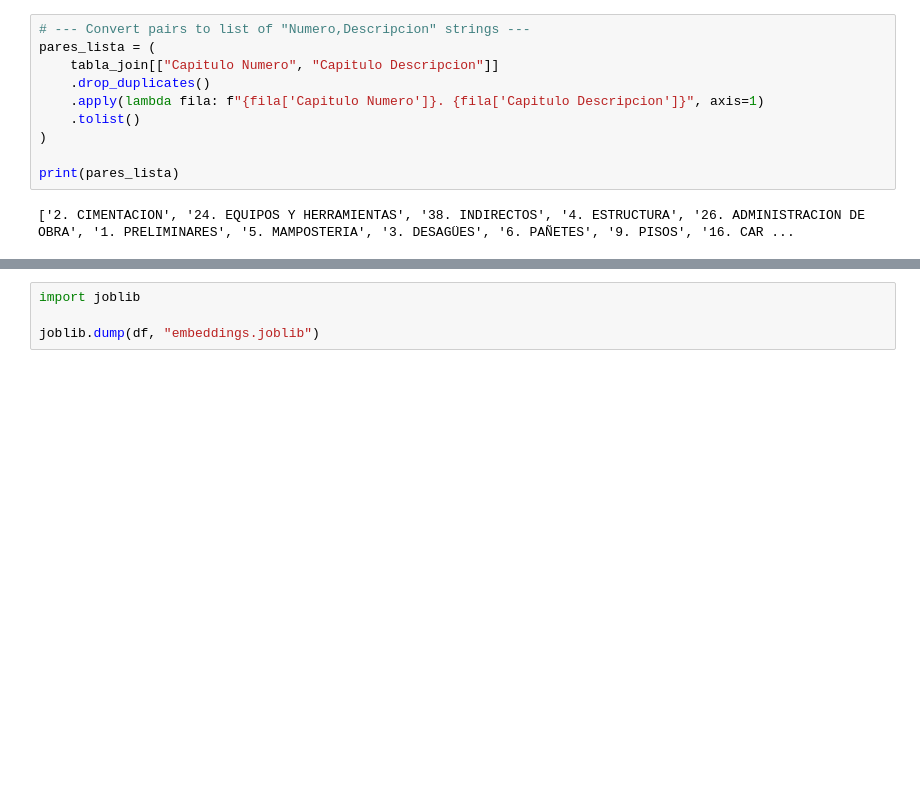
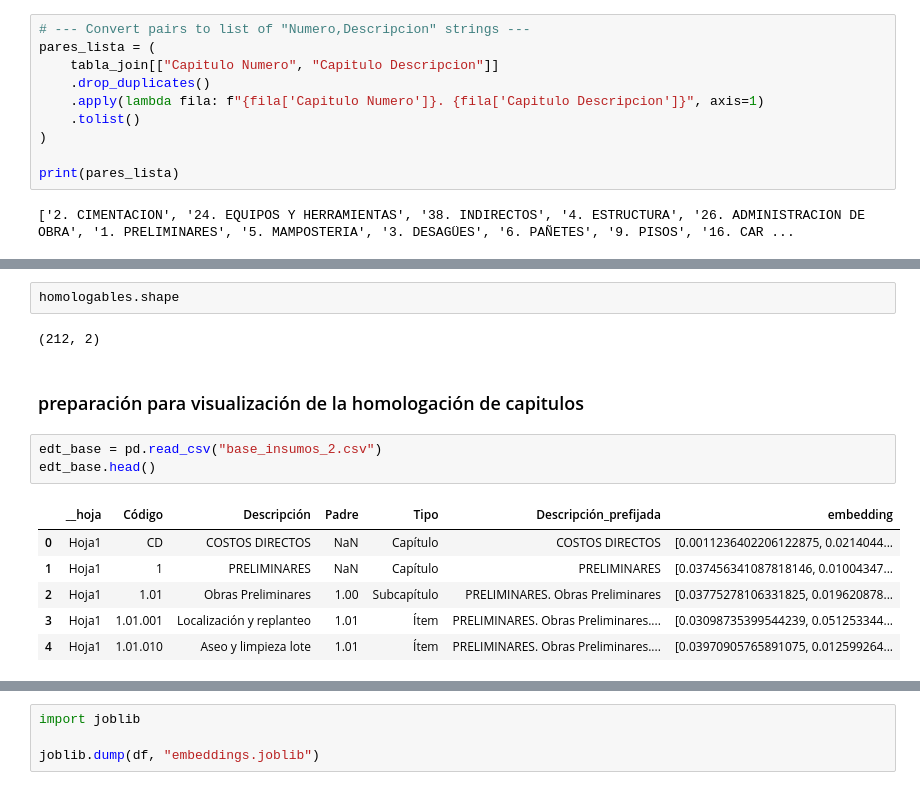
Before and after one commit to ConnectEscuelaIngenieros/consultoriaConnectBogota, a Jupyter notebook: Concatenador_Codigos_para_Homologador.ipynb, the cells around one changed output, grey strips where cells are left out. Cells and saved outputs as stored; diff of their text form; blank space fills up the shorter version.

```diff
--- a/Concatenador_Codigos_para_Homologador.ipynb
+++ b/Concatenador_Codigos_para_Homologador.ipynb
@@ -323,0 +289,16 @@ print(pares_lista)
+# %%
+homologables.shape
+# %% [output]
+(212, 2)
+# %% [markdown]
+### preparación para visualización de la homologación de capitulos
+# %%
+edt_base = pd.read_csv("base_insumos_2.csv")
+edt_base.head()
+# %% [output]
+|  | __hoja | Código | Descripción | Padre | Tipo | Descripción_prefijada | embedding |
+| 0 | Hoja1 | CD | COSTOS DIRECTOS | NaN | Capítulo | COSTOS DIRECTOS | [0.0011236402206122875, 0.0214044... |
+| 1 | Hoja1 | 1 | PRELIMINARES | NaN | Capítulo | PRELIMINARES | [0.037456341087818146, 0.01004347... |
+| 2 | Hoja1 | 1.01 | Obras Preliminares | 1.00 | Subcapítulo | PRELIMINARES. Obras Preliminares | [0.03775278106331825, 0.019620878... |
+| 3 | Hoja1 | 1.01.001 | Localización y replanteo | 1.01 | Ítem | PRELIMINARES. Obras Preliminares.... | [0.03098735399544239, 0.051253344... |
+| 4 | Hoja1 | 1.01.010 | Aseo y limpieza lote | 1.01 | Ítem | PRELIMINARES. Obras Preliminares.... | [0.03970905765891075, 0.012599264... |
```
Also changed, not shown: parts of 28 cells of this notebook, 7 other files.
